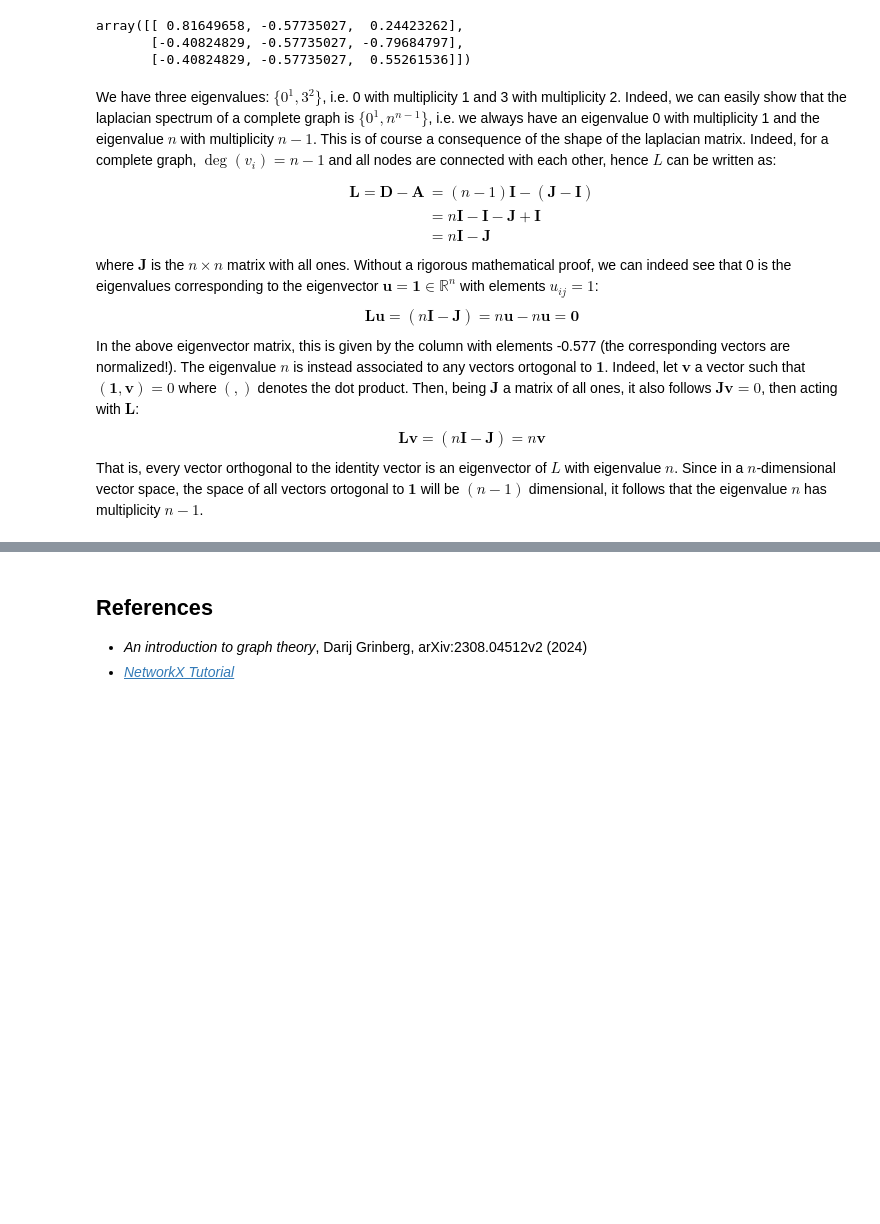
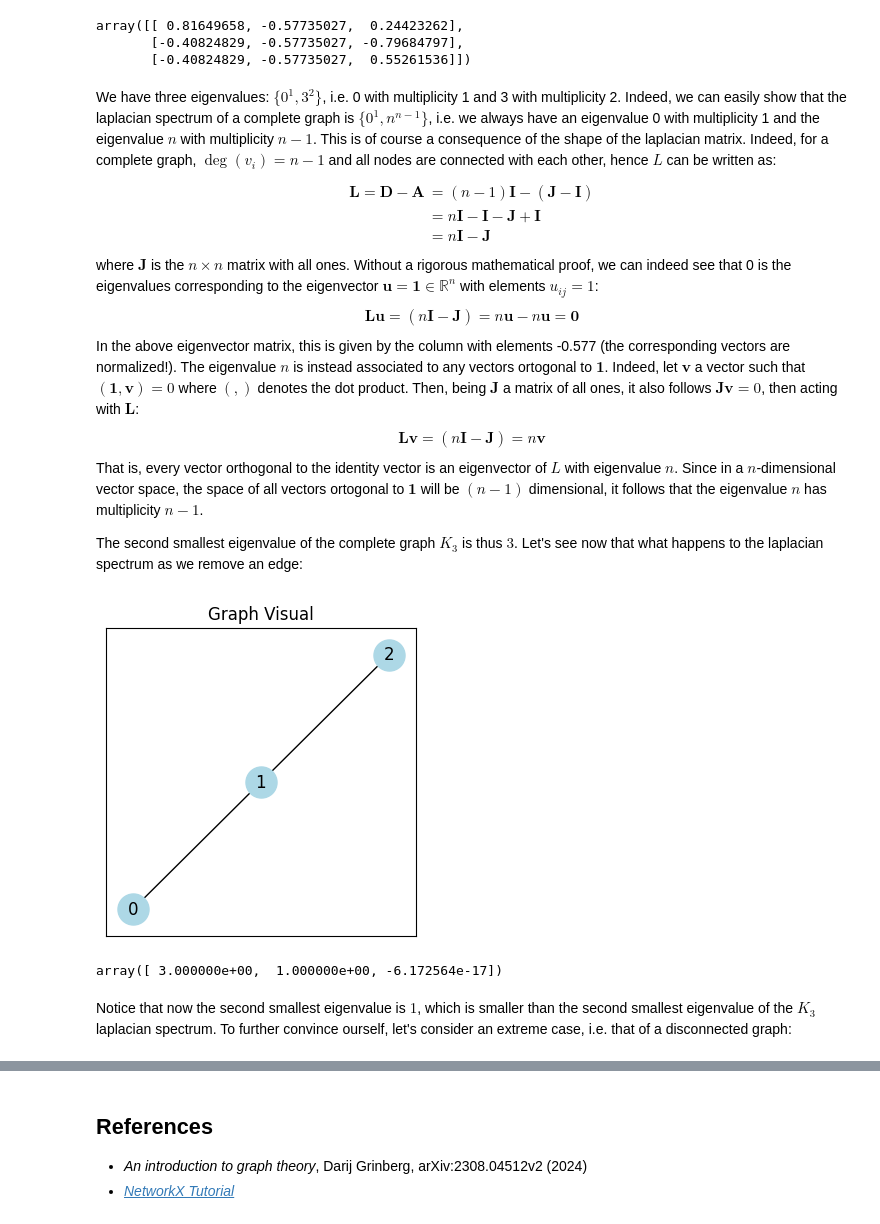
Before and after one commit to mirko-leccese/The-Machine-Learning-Project, a Jupyter notebook: graphs/graph-theory-networkx-2.ipynb, the cells around one changed output, grey strips where cells are left out. Cells and saved outputs as stored; diff of their text form; code cells hidden in the pictures; blank space fills up the shorter version.

```diff
--- a/graphs/graph-theory-networkx-2.ipynb
+++ b/graphs/graph-theory-networkx-2.ipynb
@@ -1259,3 +1259,10 @@ $$
 \boldsymbol{Lv} = (n\boldsymbol{I}-\boldsymbol{J}) = n\boldsymbol{v}
 $$
 That is, every vector orthogonal to the identity vector is an eigenvector of $L$ with eigenvalue $n$. Since in a $n$-dimensional vector space, the space of all vectors ortogonal to $\boldsymbol{1}$ will be $(n-1)$ dimensional, it follows that the eigenvalue $n$ has multiplicity $n-1$.
+
+The second smallest eigenvalue of the complete graph $K_3$ is thus $3$. Let's see now that what happens to the laplacian spectrum as we remove an edge:
+# %%
+p3 = nx.path_graph(3)
+plot_simple_graph(p3, node_color="lightblue", node_size=500)
+# %% [output]
+[figure, added]
@@ -1261,0 +1272,7 @@ That is, every vector orthogonal to the identity vector is an eigenvector of $L$
+# %%
+L_p3_eigenvalues = np.linalg.eig(L_p3)
+L_p3_eigenvalues.eigenvalues
+# %% [output]
+array([ 3.000000e+00,  1.000000e+00, -6.172564e-17])
+# %% [markdown]
+Notice that now the second smallest eigenvalue is $1$, which is smaller than the second smallest eigenvalue of the $K_3$ laplacian spectrum. To further convince ourself, let's consider an extreme case, i.e. that of a disconnected graph:
```
Also changed, not shown: parts of 24 cells of this notebook.
